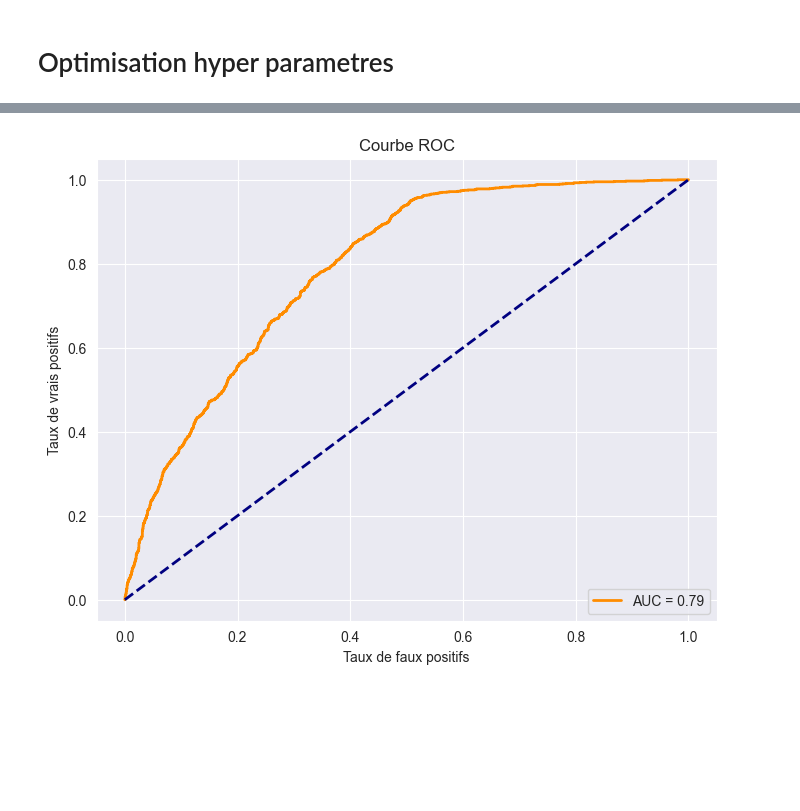
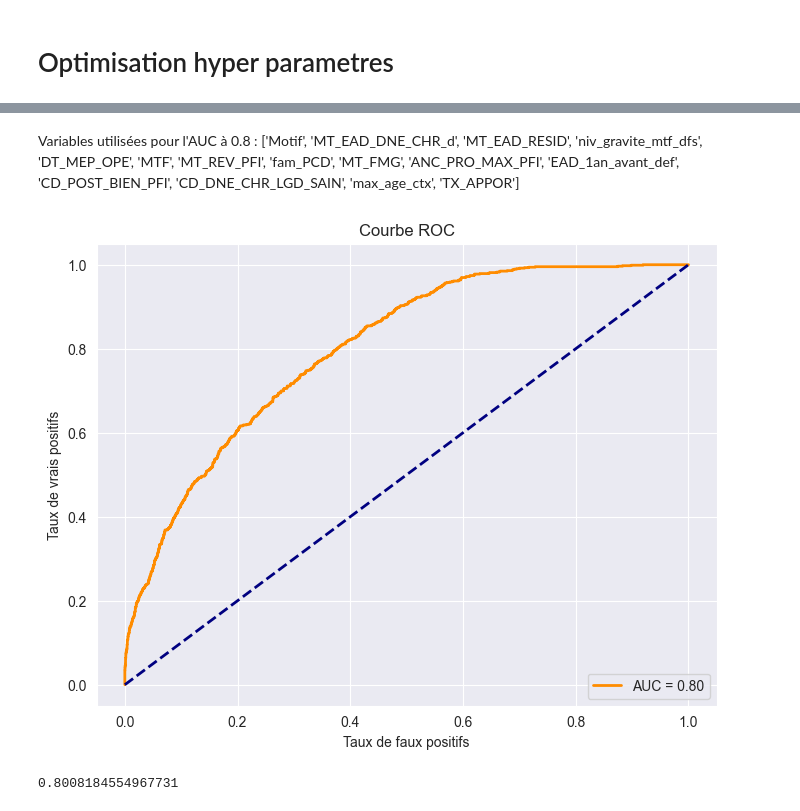
Before and after one commit to samuel-LP/Challenge-Credit-Logement, a Jupyter notebook: Notebooks/XGB_RF.ipynb, the cells around one changed output, grey strips where cells are left out. Cells and saved outputs as stored; diff of their text form; code cells hidden in the pictures; blank space fills up the shorter version.

```diff
--- a/Notebooks/XGB_RF.ipynb
+++ b/Notebooks/XGB_RF.ipynb
@@ -36,8 +57,13 @@ df = df[['Motif', 'niv_gravite_mtf_dfs', 'MTF', 'dls_mep_entree_def',
+# %%
+df = df[['Motif', 'MT_EAD_DNE_CHR_d', 'MT_EAD_RESID', 'niv_gravite_mtf_dfs',
+       'DT_MEP_OPE', 'MTF', 'MT_REV_PFI', 'fam_PCD', 'MT_FMG',
+       'ANC_PRO_MAX_PFI', 'EAD_1an_avant_def', 'CD_POST_BIEN_PFI',
+       'CD_DNE_CHR_LGD_SAIN', 'max_age_ctx', 'TX_APPOR','DET', 'arrete', 'cd_op']]
 # %%
 df['arrete'] = pd.to_datetime(df['arrete'])
 # %%
-df_validation = df[df['arrete']>"2020-12-30"]
+df_validation = df[df['arrete']>"2021-01-01"]
 # %%
-data = df[df['arrete']<"2020-12-30"]
+data = df[df['arrete']<"2020-01-02"]
 # %% [markdown]
 # train test
@@ -56,4 +70,14 @@ X.drop(columns = ['cd_op'], inplace = True)
 # %%
-X_train, X_test, y_train, y_test = train_test_split(X, y, test_size=0.2, random_state=42)
+X_train = data.select_dtypes(exclude = 'datetime')
+X_train.dropna(inplace = True)
+X_train.drop(columns = ['cd_op','DET'], inplace = True)
+
+X_test = df_validation.select_dtypes(exclude = 'datetime')
+X_test.dropna(inplace = True)
+X_test.drop(columns = ['cd_op','DET'], inplace = True)
+
+
+y_train = data['DET']
+y_test = df_validation['DET']
 # %% [markdown]
 # Optimisation hyper parametres
@@ -100,33 +139,41 @@ Best AUC score: 0.7929119536905505
+# %% [markdown]
+Variables utilisées pour l'AUC à 0.8 : ['Motif', 'MT_EAD_DNE_CHR_d', 'MT_EAD_RESID', 'niv_gravite_mtf_dfs',
+       'DT_MEP_OPE', 'MTF', 'MT_REV_PFI', 'fam_PCD', 'MT_FMG',
+       'ANC_PRO_MAX_PFI', 'EAD_1an_avant_def', 'CD_POST_BIEN_PFI',
+       'CD_DNE_CHR_LGD_SAIN', 'max_age_ctx', 'TX_APPOR']
 # %%
 import xgboost as xgb
 from sklearn.metrics import roc_curve, auc
 import matplotlib.pyplot as plt
 
-params = {'booster': 'gbtree', 'max_depth': 11, 'eta': 0.0015707570040851947, 'gamma': 0.01338955350785846, 'colsample_bytree': 0.5086577127913693, 'subsample': 0.5026165152122065, 'n_estimators': 142}
 
-
+params = {'max_depth': 5, 'eta': 0.35080485822822033, 'gamma': 9.478968059699342e-06, 'colsample_bytree': 0.9375956199748232, 'subsample': 0.9792689557211798, 'n_estimators': 94, 'alpha': 0.7180926091895901}
 # Créer le modèle avec les hyperparamètres spécifiés
 model = xgb.XGBClassifier(**params)
 
 # Entraîner le modèle
 model.fit(X_train, y_train)
 
 # Faire des prédictions sur l'ensemble de test
 y_prob = model.predict_proba(X_test)[:, 1]
 
 # Calculer la courbe ROC
 fpr, tpr, thresholds = roc_curve(y_test, y_prob)
 roc_auc = auc(fpr, tpr)
 
 # Afficher la courbe ROC
 plt.figure(figsize=(8, 6))
 plt.plot(fpr, tpr, color='darkorange', lw=2, label=f'AUC = {roc_auc:.2f}')
 plt.plot([0, 1], [0, 1], color='navy', lw=2, linestyle='--')
 plt.xlabel('Taux de faux positifs')
 plt.ylabel('Taux de vrais positifs')
 plt.title('Courbe ROC')
 plt.legend(loc='lower right')
 plt.show()
 # %% [output]
-[figure, old version]
+[figure, new version]
+# %%
+roc_auc
+# %% [output]
+0.8008184554967731
 # %%
```
Also changed, not shown: parts of 12 cells of this notebook.
